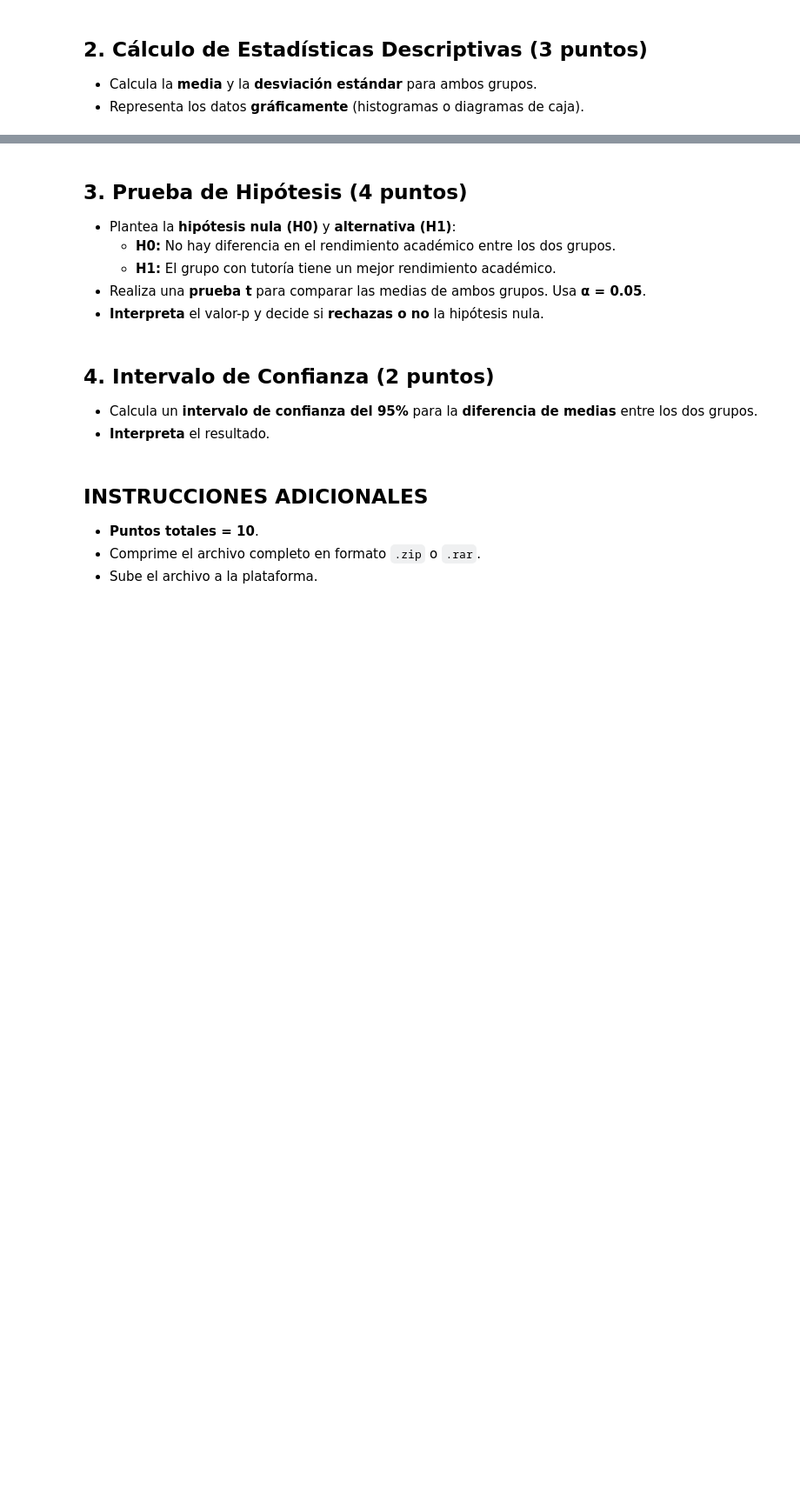
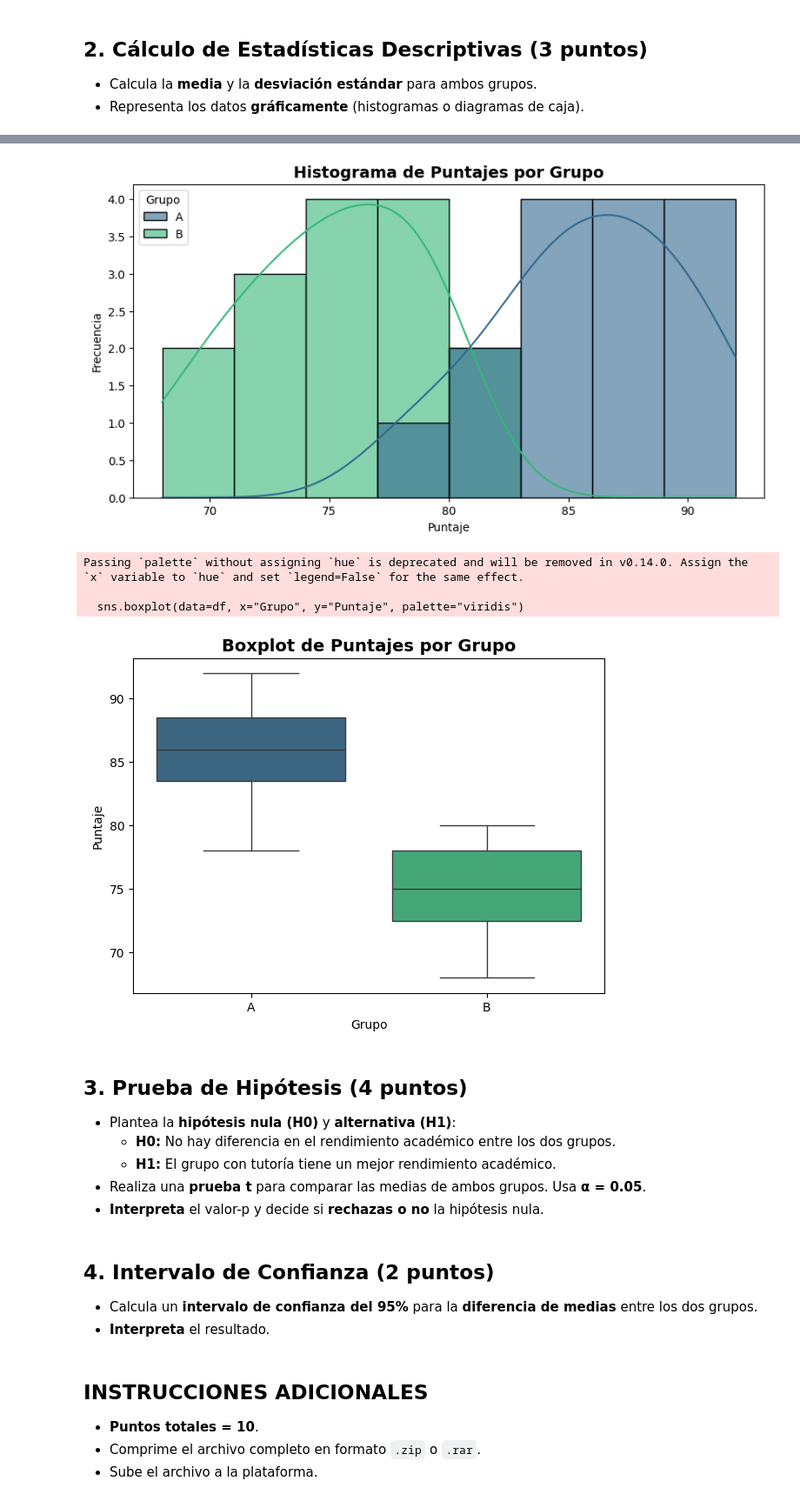
Before and after one commit to Mateo-canales-b/Ciencia_de_datos, a Jupyter notebook: M5/Ev_final_M5.ipynb, the cells around one changed output, grey strips where cells are left out. Shown at 87% size. Cells and saved outputs as stored; diff of their text form; code cells hidden in the pictures; blank space fills up the shorter version.

```diff
--- a/M5/Ev_final_M5.ipynb
+++ b/M5/Ev_final_M5.ipynb
@@ -9,0 +44,13 @@ Los resultados del rendimiento académico se miden mediante un examen estándar
+# %%
+# Set de datos
+# Datos
+grupo_a = [85, 90, 78, 88, 92, 80, 86, 89, 84, 87, 91, 82, 83, 85, 88]
+grupo_b = [70, 72, 75, 78, 80, 68, 74, 76, 79, 77, 73, 71, 75, 78, 80]
+
+# Crear DataFrame en formato largo
+df = pd.DataFrame({
+    "Grupo": ["A"]*len(grupo_a) + ["B"]*len(grupo_b),
+    "Puntaje": grupo_a + grupo_b
+})
+
+print(df)
@@ -17,3 +141,26 @@ Los resultados del rendimiento académico se miden mediante un examen estándar
+# %%
+# Gráfico de datos
+# --------- Histograma ----------
+plt.figure(figsize=(10,5))
+sns.histplot(data=df, x="Puntaje", hue="Grupo", kde=True, palette="viridis", bins=8, alpha=0.6)
+plt.title("Histograma de Puntajes por Grupo", fontsize=14, fontweight="bold")
+plt.xlabel("Puntaje")
+plt.ylabel("Frecuencia")
+plt.show()
+
+# --------- Boxplot ----------
+plt.figure(figsize=(7,5))
+sns.boxplot(data=df, x="Grupo", y="Puntaje", palette="viridis")
+plt.title("Boxplot de Puntajes por Grupo", fontsize=14, fontweight="bold")
+plt.xlabel("Grupo")
+plt.ylabel("Puntaje")
+plt.show()
+# %% [output]
+[figure, added]
+Passing `palette` without assigning `hue` is deprecated and will be removed in v0.14.0. Assign the `x` variable to `hue` and set `legend=False` for the same effect.
+
+  sns.boxplot(data=df, x="Grupo", y="Puntaje", palette="viridis")
+[figure, added]
 # %% [markdown]
 ## 3. Prueba de Hipótesis (4 puntos)
 - Plantea la **hipótesis nula (H0)** y **alternativa (H1)**:
```
Also changed, not shown: parts of 6 cells of this notebook.
